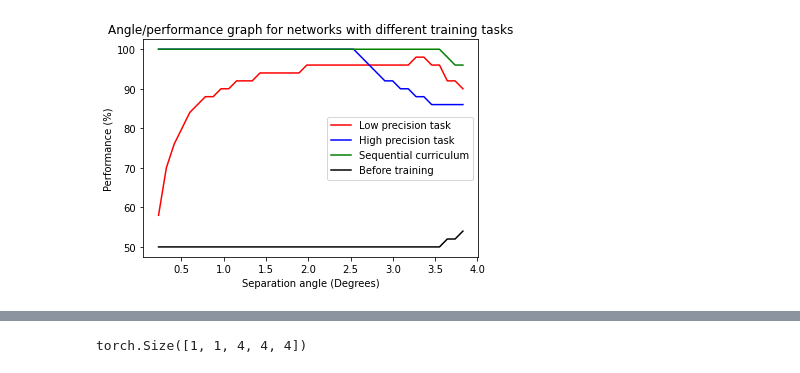
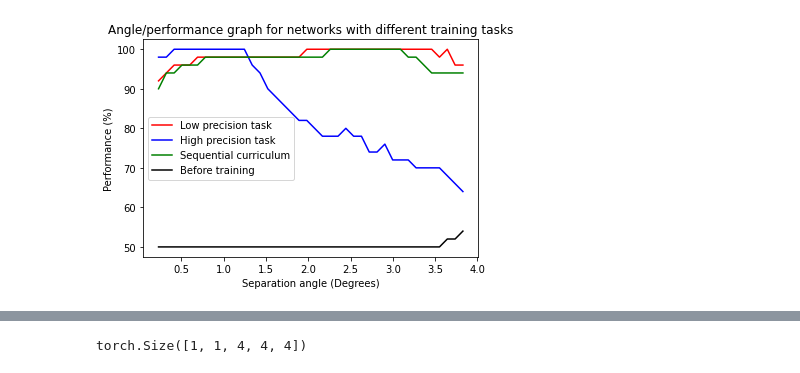
Before and after one commit to pacochow/Modelling-vpl, a Jupyter notebook: Locally_connected_network.ipynb, the cells around one changed output, grey strips where cells are left out. Cells and saved outputs as stored; diff of their text form; code cells hidden in the pictures.

```diff
--- a/Locally_connected_network.ipynb
+++ b/Locally_connected_network.ipynb
@@ -256,14 +259,14 @@ class LCN(nn.Module):
         plt.ylabel("Weight change")
 # %%
 net = LCN(
-    input_size = 33, filter_number = 6, filter_size = 11, phis = 3, training_size = 2, alpha = 0.001)
+    input_size = 33, simple_number = 6, simple_size = 11, phis = 3, training_size = 2, alpha = 0.0000007)
 x = net.inputting(-np.pi/4, np.pi/4)
 y = net.desired_outputting()
 optimizer = optim.SGD(net.parameters(), lr = net.alpha)
 net.mean_train(50, optimizer)
 
 net2 = LCN(
-    input_size = 33, filter_number = 6, filter_size = 11, phis = 3, training_size = 2, alpha = 0.001)
+    input_size = 33, simple_number = 6, simple_size = 11, phis = 3, training_size = 2, alpha = 0.0000007)
 x = net2.inputting(-np.pi/100, np.pi/100)
 y = net2.desired_outputting()
 optimizer = optim.SGD(net2.parameters(), lr = net2.alpha)
@@ -287,6 +290,6 @@ plt.legend(["Low precision task training performance",
 # %%
 net3 = LCN(
-    input_size = 33, filter_number = 6, filter_size = 11, phis = 3, training_size = 2, alpha = 0.001)
+    input_size = 33, simple_number = 6, simple_size = 11, phis = 3, training_size = 2, alpha = 0.00000007)
 optimizer = optim.SGD(net3.parameters(), lr = net3.alpha)
 net3.double_train(25, optimizer, np.pi/4, np.pi/100, np.pi/16, 100)
 # %%
@@ -308,14 +311,14 @@ plt.axvline(25, 0, 1, linestyle = 'dashed', color = 'black');
 # %%
 net4 = LCN(
-    input_size = 33, filter_number = 6, filter_size = 11, phis = 3, training_size = 2, alpha = 0.0001)
+    input_size = 33, simple_number = 6, simple_size = 11, phis = 3, training_size = 2, alpha = 0.0001)
 net.plot_angle_performance(40, 'red')
 net2.plot_angle_performance(40, 'blue')
 net3.plot_angle_performance(40, 'green')
 net4.plot_angle_performance(40, 'black')
 plt.legend(["Low precision task", "High precision task", "Sequential curriculum", "Before training"]);
 plt.title("Angle/performance graph for networks with different training tasks", loc = 'center');
 # %% [output]
-[figure, old version]
+[figure, new version]
 # %%
 net.plot_weight_change('red', v1 = True)
 net2.plot_weight_change('blue', v1 = True)
```
Also changed, not shown: parts of 14 cells of this notebook.
